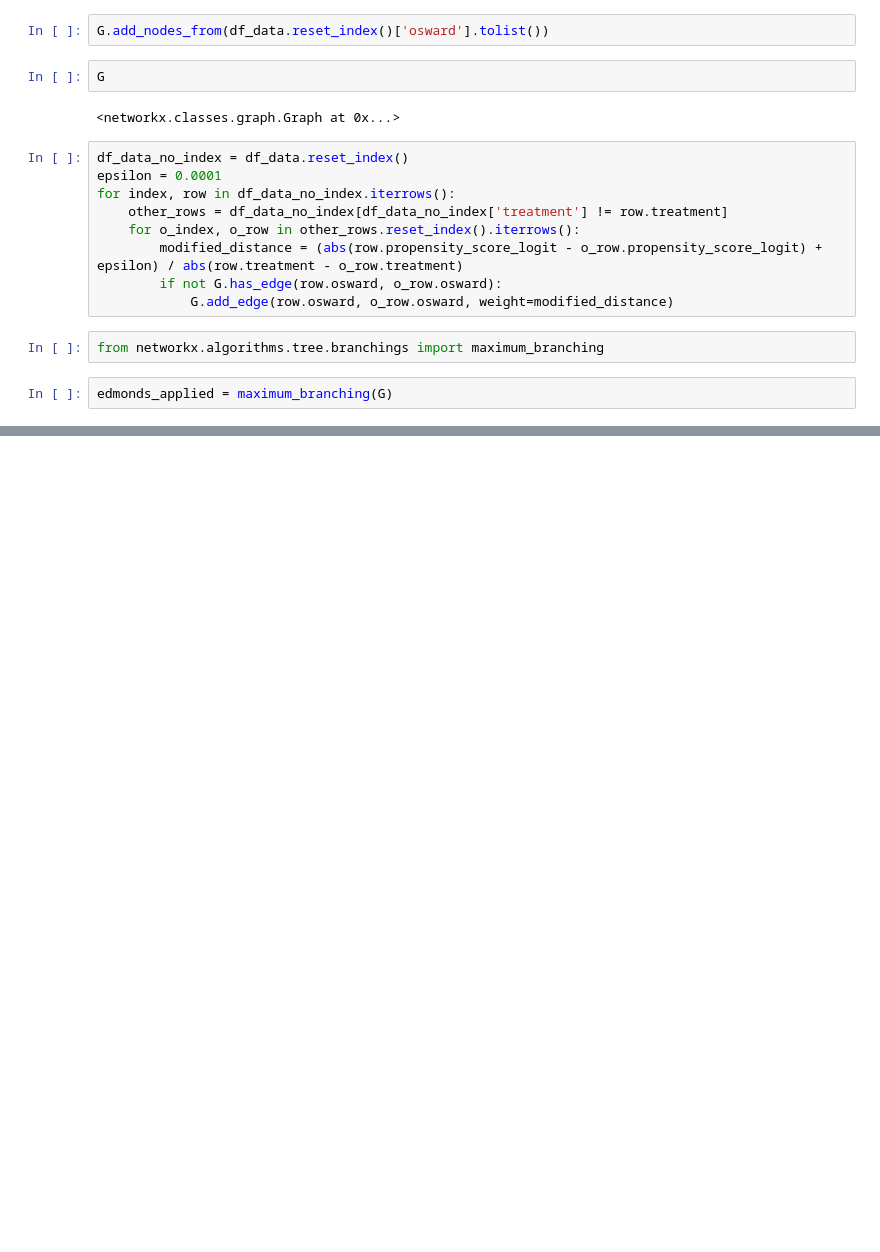
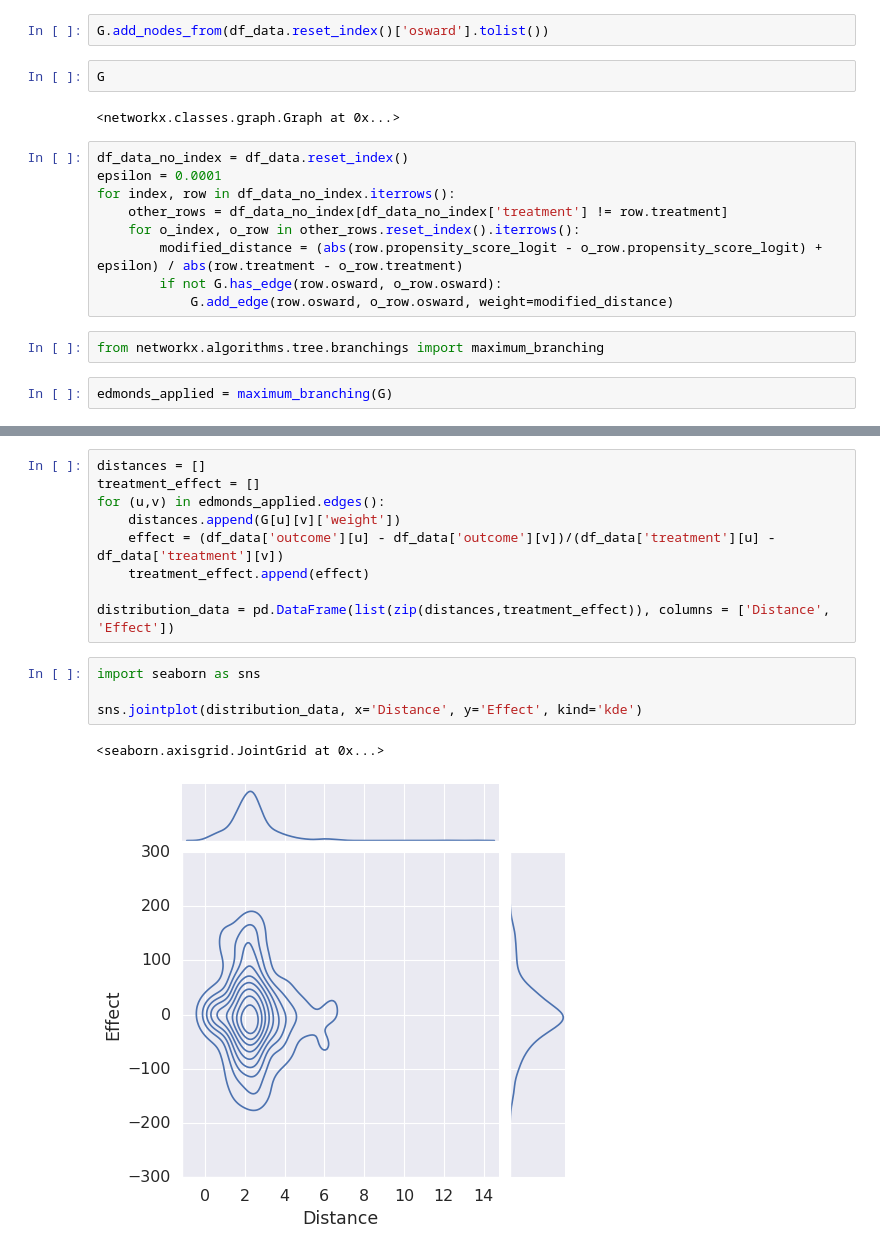
Before and after one commit to bramvankooten/urban-computing, a Jupyter notebook: propensity_scores.ipynb, the cells around one changed output, grey strips where cells are left out. Saved outputs shown, nothing was run; the diff lists cells and outputs as text; blank space fills up the shorter version.

```diff
--- a/propensity_scores.ipynb
+++ b/propensity_scores.ipynb
@@ -205,0 +209,16 @@ nx.draw(G)
+# %%
+distances = []
+treatment_effect = []
+for (u,v) in edmonds_applied.edges():
+    distances.append(G[u][v]['weight'])
+    effect = (df_data['outcome'][u] - df_data['outcome'][v])/(df_data['treatment'][u] - df_data['treatment'][v])
+    treatment_effect.append(effect)
+
+distribution_data = pd.DataFrame(list(zip(distances,treatment_effect)), columns = ['Distance', 'Effect'])
+# %%
+import seaborn as sns
+
+sns.jointplot(distribution_data, x='Distance', y='Effect', kind='kde')
+# %% [output]
+<seaborn.axisgrid.JointGrid at 0x...>
+[figure, added]
```
Also changed, not shown: parts of 16 cells of this notebook.
